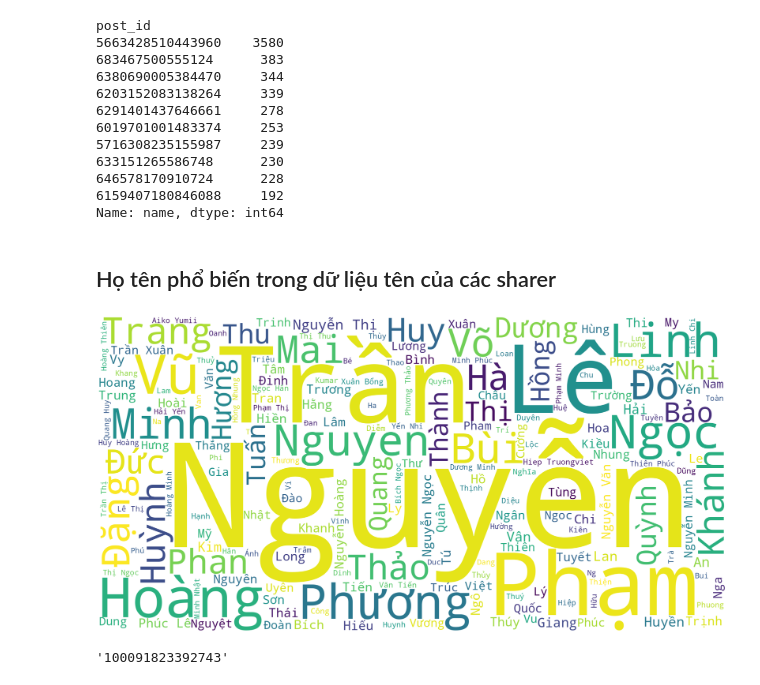
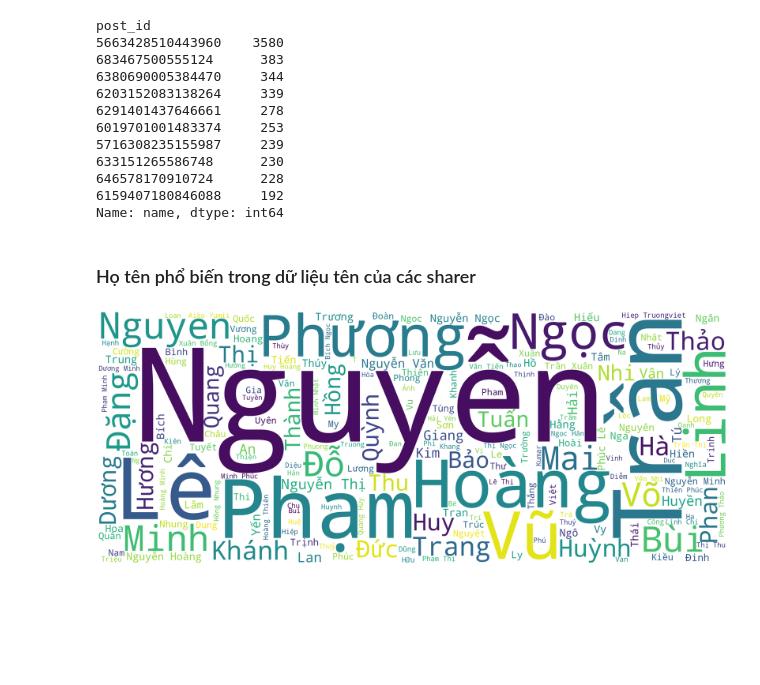
Before and after one commit to quangster/analyze-facebook-page, a Jupyter notebook: analyze_sharer.ipynb, the cells around one changed output. Cells and saved outputs as stored; diff of their text form; code cells hidden in the pictures; blank space fills up the shorter version.

```diff
--- a/analyze_sharer.ipynb
+++ b/analyze_sharer.ipynb
@@ -78,25 +79,21 @@ post_id
 6159407180846088     192
 Name: name, dtype: int64
 # %% [markdown]
-## Họ tên phổ biến trong dữ liệu tên của các sharer
+### Họ tên phổ biến trong dữ liệu tên của các sharer
 # %%
-from wordcloud import WordCloud
 # Danh sách các stopwords Tiếng Việt
 stopwords = set(open('data/other/vietnamese-stopwords.txt', mode='r', encoding='utf-8').read().splitlines())
 name_text = ' '.join(sharer_df['name'])
+
 wordcloud = WordCloud(
     stopwords=stopwords,
     background_color='white',
-    width=2000,
-    height=1000).generate(name_text)
+    width=3000,
+    height=1200).generate(name_text)
 plt.figure(figsize=(40,20))
 plt.clf()
 plt.imshow(wordcloud)
 plt.axis('off')
 plt.show()
 # %% [output]
-[figure, old version]
+[figure, new version]
-# %%
-sharer_df['sharer_id'][3]
-# %% [output]
-'100091823392743'
```
Also changed, not shown: parts of 8 cells of this notebook, 4 other files.
